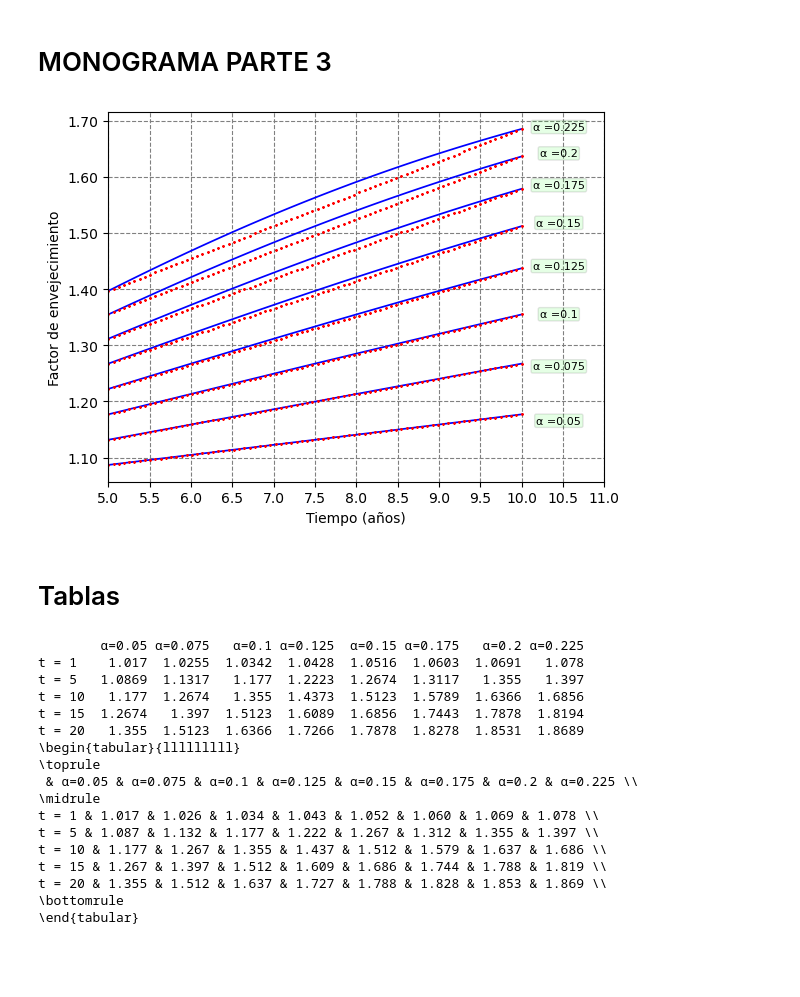
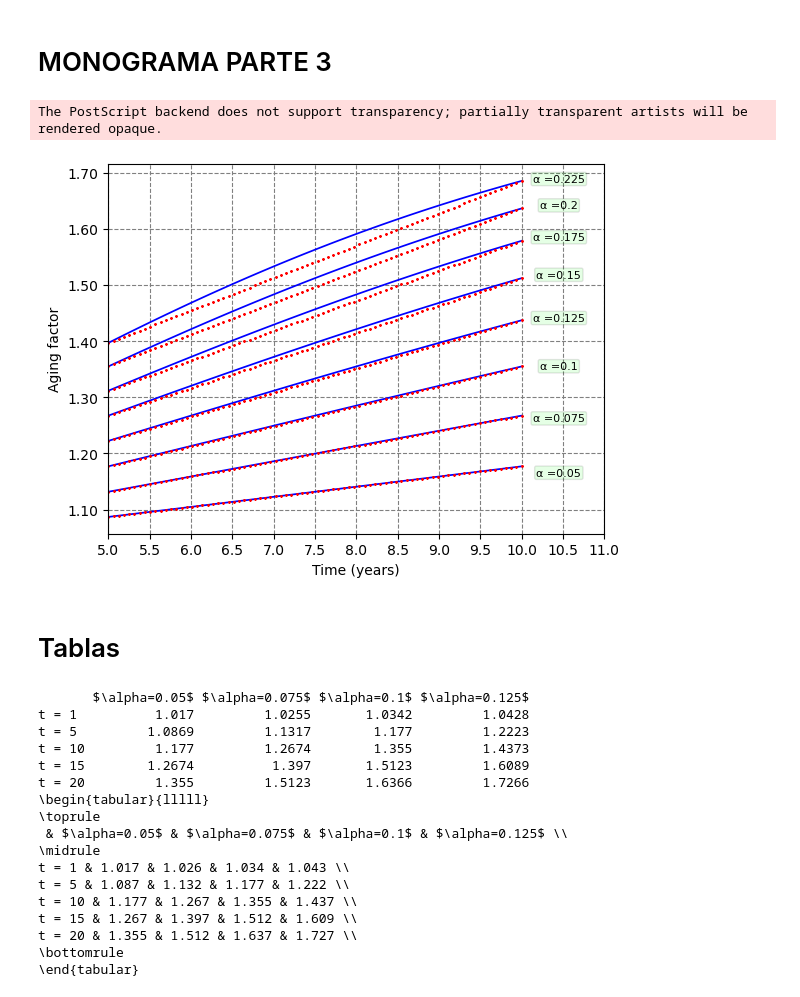
Before and after one commit to drnamess/python-projects, a Jupyter notebook: PROYECTO-RAYOX-FENV/rayX-graph-tables.ipynb, the cells around one changed output. Drawn from its saved outputs; the diff is of its cells as text; code cells hidden in the pictures; blank space fills up the shorter version.

```diff
--- a/PROYECTO-RAYOX-FENV/rayX-graph-tables.ipynb
+++ b/PROYECTO-RAYOX-FENV/rayX-graph-tables.ipynb
@@ -7,14 +7,14 @@ import pandas as pd
 # Datos
 # %%
 A0 = 3.3*3.2
-Amax = 5*4
+Amax = 20
 Rmax = Amax - A0
 c0 = Rmax/(Amax*A0)
 femax = Amax/A0 # factor de envejecimiento maximo
 beta = np.log(femax)
-alphas = np.array([0, 0.025, 0.05, 0.075, 0.1, 0.125, 0.15])
+alphas = np.linspace(0, 0.023, 10)
 time_0 = 0
-time_f = 15
+time_f = 85
 time = np.linspace(time_0,time_f,80)
 print(femax)
 # %% [output]
@@ -65,11 +65,11 @@ ax.yaxis.set_major_formatter(ticker.FormatStrFormatter('%.2f')) # formato de los
 ax.xaxis.get_major_locator().set_params(nbins=20) # aumenta el numero de lineas guias eje x
 ax.yaxis.get_major_locator().set_params(nbins=20) # aumenta el numero de lineas guias eje y primario
 
-ax.set_xlim(60,85) # modifica los limites del eje x
+ax.set_xlim(time_0,100)# modifica los limites del eje x
 
 # Etiquetas de los ejes
-ax.set_xlabel('Tiempo (años)')
-ax.set_ylabel('Factor de envejecimiento')
+ax.set_xlabel('Time (years)')
+ax.set_ylabel('Aging factor')
 #ax1.set_ylabel('Alpha')
 #ax.set_title('Factor de envejecimiento (tiempo, alpha)')
 
@@ -79,7 +79,7 @@ for j in alphas:
     f.append(fe_function(i,j))
   ax.plot(time,f,'b-', linewidth=0.75)
   numero_marcador = round(j,4)
-  posicion_marcador = (82,fe_function(82,j))
+  posicion_marcador = (93,fe_function(85,j))
   ax.annotate('α ='+str(numero_marcador), xy=posicion_marcador, fontsize=9,
             ha='center', va='center', color='black',
             bbox=dict(boxstyle='round,pad=0.15', fc='lime', alpha=0.1))
@@ -87,7 +87,7 @@ for j in alphas:
   f = []
 
 # Guardar la imagen formato .png
-ax.figure.savefig('nomograma1.png', dpi=300, bbox_inches='tight')
+ax.figure.savefig('nomograma1.eps', format='eps', dpi=600, bbox_inches='tight')
 
 #ax.legend(loc='center left',bbox_to_anchor=(1.2, 0.5), fontsize='medium')
 # %% [output]
@@ -95,6 +96,10 @@ ax.figure.savefig('nomograma1.png', dpi=300, bbox_inches='tight')
 # %% [markdown]
 # NOMOGRAMAAS PARTE 2
 # %%
+time_0 = 0
+time_f = 15
+time = np.linspace(time_0,time_f,80)
+alphas = np.array([0, 0.025, 0.05, 0.075, 0.1, 0.125, 0.15])
 fig = plt.figure()
 ax = plt.subplot2grid((1,1),(0,0)) # las escalas de los ejes y el punto de inicio
 # Eje secundario y
@@ -115,8 +120,8 @@ ax.yaxis.get_major_locator().set_params(nbins=20) # aumenta el numero de lineas
 ax.set_xlim(time_0,time_f+3) # modifica los limites del eje x
 
 # Etiquetas de los ejes
-ax.set_xlabel('Tiempo (años)')
-ax.set_ylabel('Factor de envejecimiento')
+ax.set_xlabel('Time (years)')
+ax.set_ylabel('Aging factor')
 #ax1.set_ylabel('Alpha')
 #ax.set_title('Factor de envejecimiento (tiempo, alpha)')
 
@@ -135,7 +140,7 @@ for j in alphas:
     f = []
 
 # Guardar la imagen formato .png
-ax.figure.savefig('nomograma2.png', dpi=300, bbox_inches='tight')
+ax.figure.savefig('nomograma2.eps', format='eps', dpi=600, bbox_inches='tight')
 
 #ax.legend(loc='center left',bbox_to_anchor=(1.2, 0.5), fontsize='medium')
 # %% [output]
@@ -143,11 +149,13 @@ ax.figure.savefig('nomograma2.png', dpi=300, bbox_inches='tight')
 # %% [markdown]
 # MONOGRAMA PARTE 3
 # %%
+
+time = np.linspace(5,10,80)
+alphas = np.array([0.05, 0.075, 0.1, 0.125, 0.15, 0.175, 0.2, 0.225])
+
 fig = plt.figure()
 ax = plt.subplot2grid((1,1),(0,0)) # las escalas de los ejes y el punto de inicio
 
-alphas = np.array([0.05, 0.075, 0.1, 0.125, 0.15, 0.175, 0.2, 0.225])
-time = np.linspace(5,10,80)
 # Eje secundario y
 #ax1 = ax.twinx() # agrega un eje y secundario
 #ax1.set_ylim(0, 0.01) # establece el min max del eye secundario y
@@ -160,37 +168,38 @@ ax.grid(True,linestyle='--', color='gray', which = 'major') # activa y modifica
 # Modificaciones del grid
 #ax1.yaxis.set_major_formatter(ticker.FormatStrFormatter('%.4f')) # formato de los labels del eje y secundario
 ax.yaxis.set_major_formatter(ticker.FormatStrFormatter('%.2f')) # formato de los labels del eje y primario
 ax.xaxis.get_major_locator().set_params(nbins=20) # aumenta el numero de lineas guias eje x
 ax.yaxis.get_major_locator().set_params(nbins=10) # aumenta el numero de lineas guias eje y primario
 
 ax.set_xlim(5,11) # modifica los limites del eje x
 
 # Etiquetas de los ejes
-ax.set_xlabel('Tiempo (años)')
-ax.set_ylabel('Factor de envejecimiento')
+ax.set_xlabel('Time (years)')
+ax.set_ylabel('Aging factor')
 #ax1.set_ylabel('Alpha')
 #ax.set_title('Factor de envejecimiento (tiempo, alpha)')
 
 f = []
 for j in alphas:
     for i in time:
         f.append(fe_function(i,j))
     ax.plot(time,f,'b-', linewidth=1.25)
     ax.plot(time, straight_line(time,j),'r*', markersize = 1.5)
     numero_marcador = round(j,4)
     posicion_marcador = (10.45,fe_function(10.75 ,j)-0.025)
     ax.annotate('α ='+str(numero_marcador), xy=posicion_marcador, fontsize=8,
             ha='center', va='center', color='black',
             bbox=dict(boxstyle='round,pad=0.15', fc='lime', alpha=0.1))
     #ax.plot(time,f,'b-',label='a', linewidth=0.6)
     f = []
 
 # Guardar la imagen formato .png
-ax.figure.savefig('nomograma3.png', dpi=300, bbox_inches='tight')
+ax.figure.savefig('nomograma3.eps', format='eps', dpi=600, bbox_inches='tight')
 
 #ax.legend(loc='center left',bbox_to_anchor=(1.2, 0.5), fontsize='medium')
 # %% [output]
+The PostScript backend does not support transparency; partially transparent artists will be rendered opaque.
-[figure, old version]
+[figure, new version]
 # %% [markdown]
 # Tablas
 # %%
@@ -198,7 +207,7 @@ import pandas as pd
 
 # Inicialización de variables
 data = {}
-n = 8  # Número de columnas
+n = 4  # Número de columnas
 m = 5   # Número de filas
 alphas = []
 columns_labels = []
@@ -209,7 +218,7 @@ times = [1]
 for i in range(n):
     alpha = round(0.05 + 0.025 * i, 4)
     alphas.append(alpha)
-    columns_labels.append(f"α={alpha}")
+    columns_labels.append(f"$\\alpha={alpha}$")
 
 # Generación de etiquetas de filas
 for j in range(1, m):
@@ -232,21 +241,21 @@ print(df)
 tabla_latex = df.to_latex(float_format="%.3f",index=True)
 print(tabla_latex)
 # %% [output]
-        α=0.05 α=0.075   α=0.1 α=0.125  α=0.15 α=0.175   α=0.2 α=0.225
-t = 1    1.017  1.0255  1.0342  1.0428  1.0516  1.0603  1.0691   1.078
-t = 5   1.0869  1.1317   1.177  1.2223  1.2674  1.3117   1.355   1.397
-t = 10   1.177  1.2674   1.355  1.4373  1.5123  1.5789  1.6366  1.6856
-t = 15  1.2674   1.397  1.5123  1.6089  1.6856  1.7443  1.7878  1.8194
-t = 20   1.355  1.5123  1.6366  1.7266  1.7878  1.8278  1.8531  1.8689
-\begin{tabular}{lllllllll}
+       $\alpha=0.05$ $\alpha=0.075$ $\alpha=0.1$ $\alpha=0.125$
+t = 1          1.017         1.0255       1.0342         1.0428
+t = 5         1.0869         1.1317        1.177         1.2223
+t = 10         1.177         1.2674        1.355         1.4373
+t = 15        1.2674          1.397       1.5123         1.6089
+t = 20         1.355         1.5123       1.6366         1.7266
+\begin{tabular}{lllll}
 \toprule
- & α=0.05 & α=0.075 & α=0.1 & α=0.125 & α=0.15 & α=0.175 & α=0.2 & α=0.225 \\
+ & $\alpha=0.05$ & $\alpha=0.075$ & $\alpha=0.1$ & $\alpha=0.125$ \\
 \midrule
-t = 1 & 1.017 & 1.026 & 1.034 & 1.043 & 1.052 & 1.060 & 1.069 & 1.078 \\
-t = 5 & 1.087 & 1.132 & 1.177 & 1.222 & 1.267 & 1.312 & 1.355 & 1.397 \\
-t = 10 & 1.177 & 1.267 & 1.355 & 1.437 & 1.512 & 1.579 & 1.637 & 1.686 \\
-t = 15 & 1.267 & 1.397 & 1.512 & 1.609 & 1.686 & 1.744 & 1.788 & 1.819 \\
-t = 20 & 1.355 & 1.512 & 1.637 & 1.727 & 1.788 & 1.828 & 1.853 & 1.869 \\
+t = 1 & 1.017 & 1.026 & 1.034 & 1.043 \\
+t = 5 & 1.087 & 1.132 & 1.177 & 1.222 \\
+t = 10 & 1.177 & 1.267 & 1.355 & 1.437 \\
+t = 15 & 1.267 & 1.397 & 1.512 & 1.609 \\
+t = 20 & 1.355 & 1.512 & 1.637 & 1.727 \\
 \bottomrule
 \end{tabular}
 # %%
```
Also changed, not shown: parts of 4 cells of this notebook, 4 other files.
